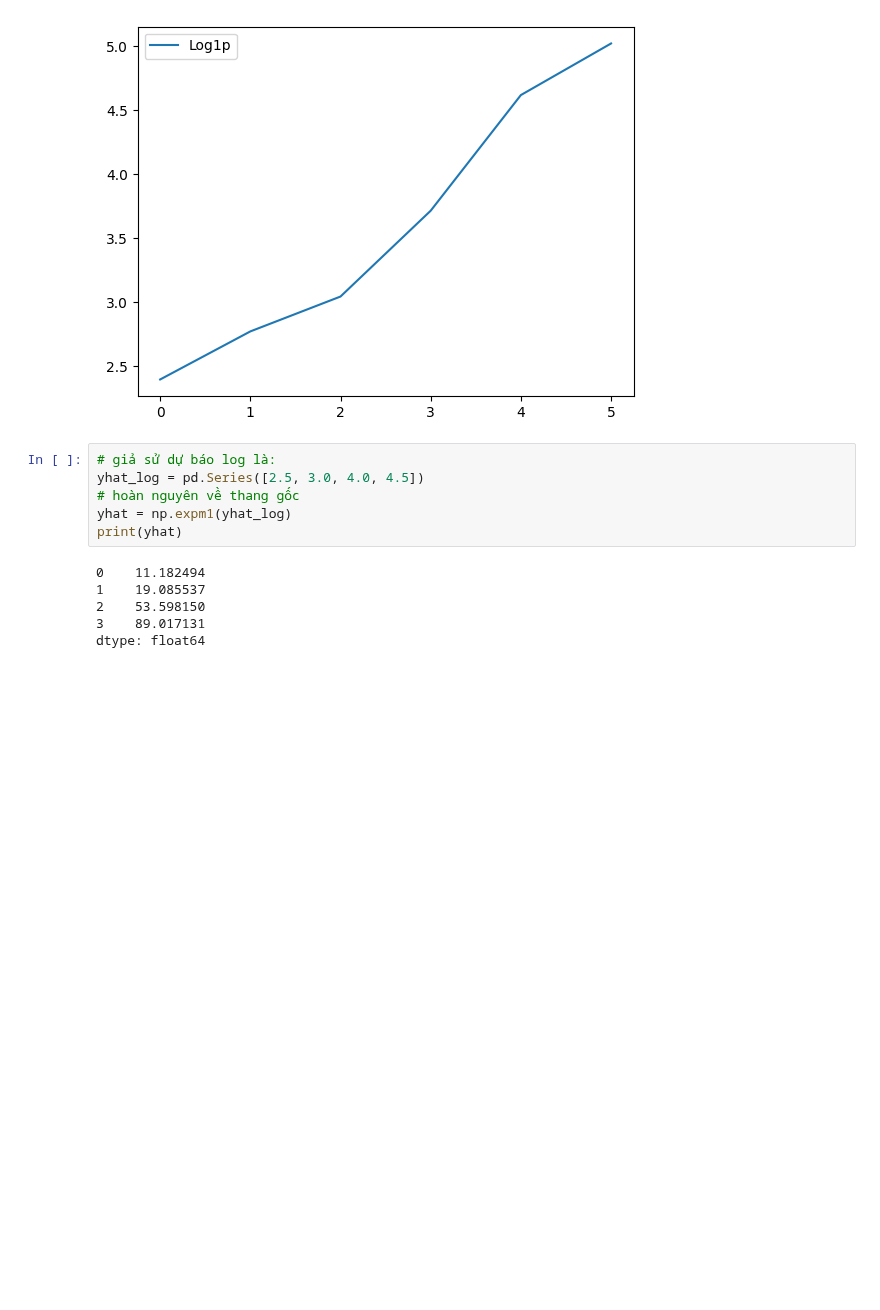
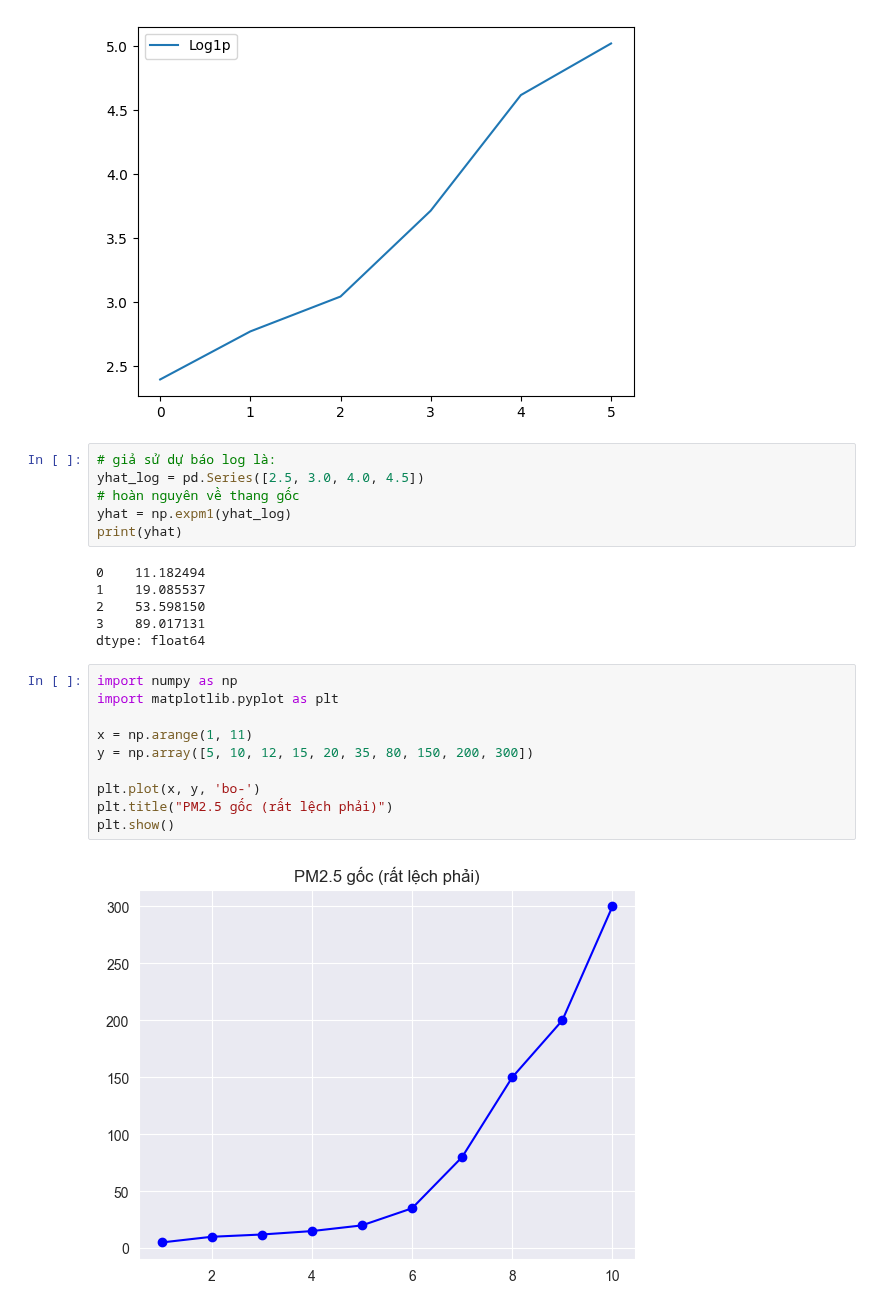
Before and after one commit to HoangHumg1210/Air_Quality-Analysis_HN, a Jupyter notebook: src/test.ipynb, the cells around one changed output. Cells and saved outputs as stored; diff of their text form; blank space fills up the shorter version.

```diff
--- a/src/test.ipynb
+++ b/src/test.ipynb
@@ -26,3 +26,15 @@ print(yhat)
 2    53.598150
 3    89.017131
 dtype: float64
+# %%
+import numpy as np
+import matplotlib.pyplot as plt
+
+x = np.arange(1, 11)
+y = np.array([5, 10, 12, 15, 20, 35, 80, 150, 200, 300])
+
+plt.plot(x, y, 'bo-')
+plt.title("PM2.5 gốc (rất lệch phải)")
+plt.show()
+# %% [output]
+[figure, added]
```
Also changed, not shown: parts of 1 cell of this notebook, 5 other files.
